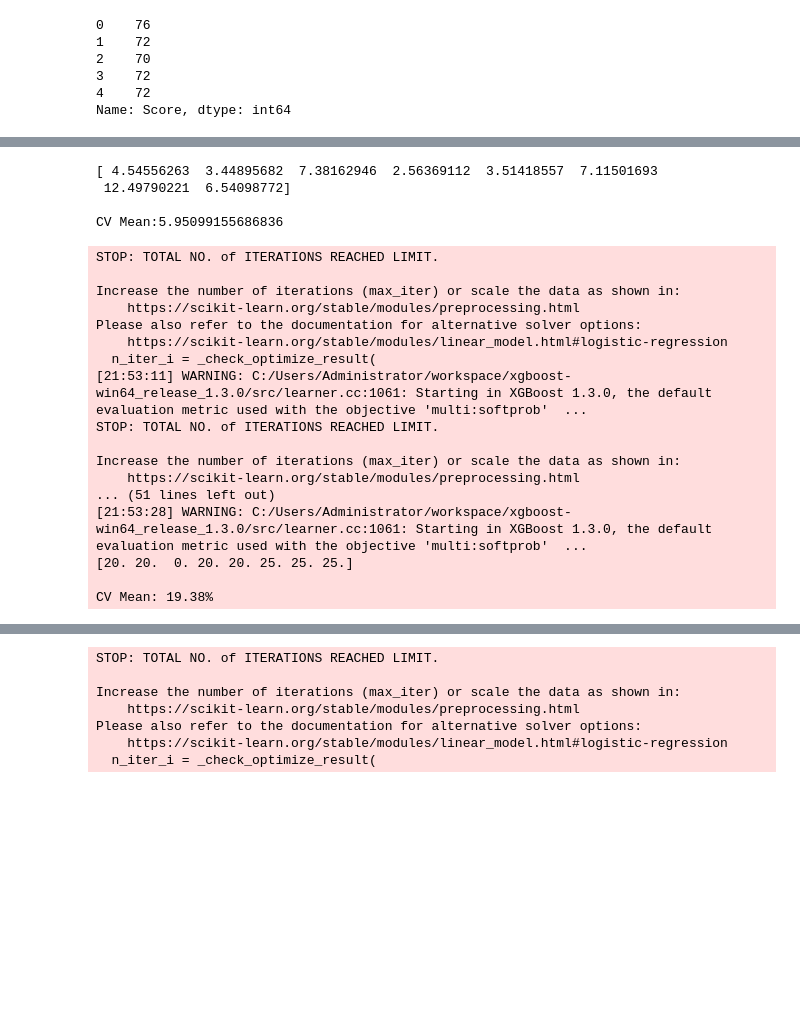
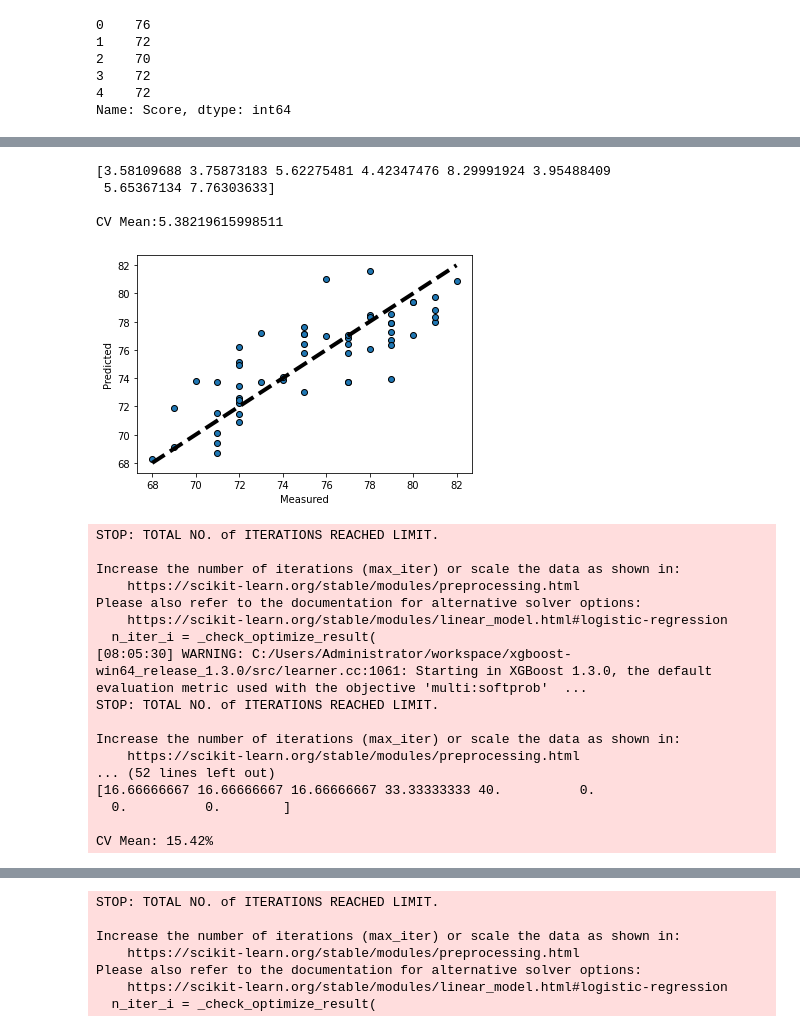
Before and after one commit to jreckin/FunAnalyticalStuff, a Jupyter notebook: golf_scores.ipynb, the cells around one changed output, grey strips where cells are left out. Cells and saved outputs as stored; diff of their text form; code cells hidden in the pictures; blank space fills up the shorter version.

```diff
--- a/golf_scores.ipynb
+++ b/golf_scores.ipynb
@@ -231,19 +247,31 @@ Test Accuracy: 25.00%
 # %%
 from sklearn.linear_model import LinearRegression
 reg = LinearRegression()
-cv = cross_val_score(reg, X, y, cv = 8, scoring = 'neg_mean_squared_error')
+cv = cross_val_score(reg, train_X, train_y, cv = 8, scoring = 'neg_mean_squared_error')
 print(-1 * cv)
 print()
 print('CV Mean:' + str((-1 * cv.mean())))
 # %% [output]
-[ 4.54556263  3.44895682  7.38162946  2.56369112  3.51418557  7.11501693
- 12.49790221  6.54098772]
+[3.58109688 3.75873183 5.62275481 4.42347476 8.29991924 3.95488409
+ 5.65367134 7.76303633]
 
-CV Mean:5.95099155686836
+CV Mean:5.38219615998511
+# %%
+from sklearn.model_selection import cross_val_predict
+predicted = cross_val_predict(reg, X, y, cv=10)
+
+fig, ax = plt.subplots()
+ax.scatter(y, predicted, edgecolors=(0, 0, 0))
+ax.plot([y.min(), y.max()], [y.min(), y.max()], 'k--', lw=4)
+ax.set_xlabel('Measured')
+ax.set_ylabel('Predicted')
+plt.show()
+# %% [output]
+[figure, added]
 # %%
 from sklearn.ensemble import VotingClassifier
 voting_clf = VotingClassifier (estimators = [('lr', lr), ('dt', dt), ('knn', knn), ('rf', rf), ('svc', svc), ('xgb', xgb)], voting = 'soft')
-voting_clf_cv = cross_val_score(voting_clf, X, y, cv = 8)
+voting_clf_cv = cross_val_score(voting_clf, train_X, train_y, cv = 8)
 print(100 * voting_clf_cv)
 print()
 print('CV Mean: %.2f%%' % ( 100 * voting_clf_cv.mean()))
@@ -255,16 +283,16 @@ Increase the number of iterations (max_iter) or scale the data as shown in:
 Please also refer to the documentation for alternative solver options:
     https://scikit-learn.org/stable/modules/linear_model.html#logistic-regression
   n_iter_i = _check_optimize_result(
-[21:53:11] WARNING: C:/Users/Administrator/workspace/xgboost-win64_release_1.3.0/src/learner.cc:1061: Starting in XGBoost 1.3.0, the default evaluation metric used with the objective 'multi:softprob'  ...
+[08:05:30] WARNING: C:/Users/Administrator/workspace/xgboost-win64_release_1.3.0/src/learner.cc:1061: Starting in XGBoost 1.3.0, the default evaluation metric used with the objective 'multi:softprob'  ...
 STOP: TOTAL NO. of ITERATIONS REACHED LIMIT.
 
 Increase the number of iterations (max_iter) or scale the data as shown in:
     https://scikit-learn.org/stable/modules/preprocessing.html
-... (51 lines left out)
-[21:53:28] WARNING: C:/Users/Administrator/workspace/xgboost-win64_release_1.3.0/src/learner.cc:1061: Starting in XGBoost 1.3.0, the default evaluation metric used with the objective 'multi:softprob'  ...
-[20. 20.  0. 20. 20. 25. 25. 25.]
+... (52 lines left out)
+[16.66666667 16.66666667 16.66666667 33.33333333 40.          0.
+  0.          0.        ]
 
-CV Mean: 19.38%
+CV Mean: 15.42%
 # %%
 voting_clf.fit(train_X, train_y)
 voting_clf_train_acc = accuracy_score(y_true=train_y, y_pred=voting_clf.predict(train_X))
```
Also changed, not shown: parts of 60 cells of this notebook, 6 other files.
